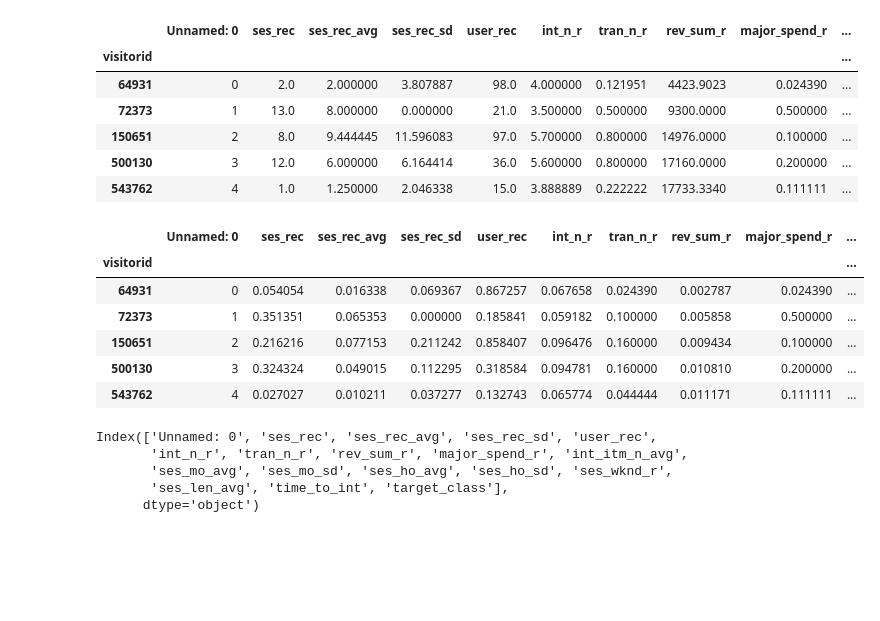
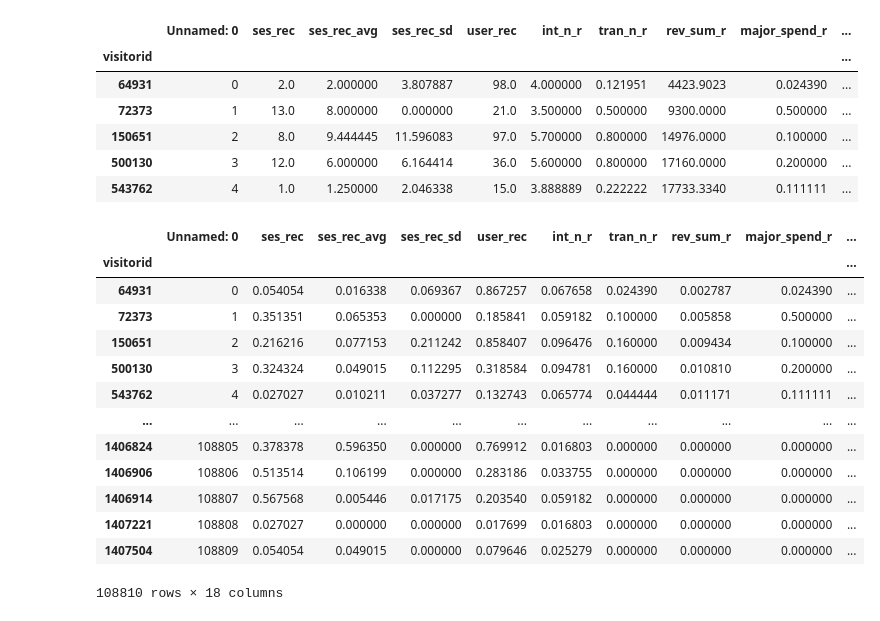
Before and after one commit to Sanvit-Katrekar/customer-churn-prediction, a Jupyter notebook: AugmentedChurn.ipynb, the cells around one changed output. Cells and saved outputs as stored; diff of their text form; code cells hidden in the pictures; blank space fills up the shorter version.

```diff
--- a/AugmentedChurn.ipynb
+++ b/AugmentedChurn.ipynb
@@ -8,7 +11,7 @@ from tensorflow.keras.callbacks import EarlyStopping
 import pandas as pd
 import numpy as np
 # %%
-df = pd.read_csv("/content/augmented-ecom-churn-data.csv", index_col="visitorid")
+df = pd.read_csv("../augmented-ecom-churn-data.csv", index_col="visitorid")
 # %%
 df.head()
 # %% [output]
@@ -53,15 +56,22 @@ cols = ['ses_rec', 'ses_rec_avg', 'ses_rec_sd', 'user_rec',
 min_max_scaler = preprocessing.MinMaxScaler()
 df[cols] = min_max_scaler.fit_transform(df[cols])
 # %%
-df.head()
+df
 # %% [output]
 |  | Unnamed: 0 | ses_rec | ses_rec_avg | ses_rec_sd | user_rec | int_n_r | tran_n_r | rev_sum_r | major_spend_r | ... |
 | visitorid |  |  |  |  |  |  |  |  |  | ... |
 | 64931 | 0 | 0.054054 | 0.016338 | 0.069367 | 0.867257 | 0.067658 | 0.024390 | 0.002787 | 0.024390 | ... |
 | 72373 | 1 | 0.351351 | 0.065353 | 0.000000 | 0.185841 | 0.059182 | 0.100000 | 0.005858 | 0.500000 | ... |
 | 150651 | 2 | 0.216216 | 0.077153 | 0.211242 | 0.858407 | 0.096476 | 0.160000 | 0.009434 | 0.100000 | ... |
 | 500130 | 3 | 0.324324 | 0.049015 | 0.112295 | 0.318584 | 0.094781 | 0.160000 | 0.010810 | 0.200000 | ... |
 | 543762 | 4 | 0.027027 | 0.010211 | 0.037277 | 0.132743 | 0.065774 | 0.044444 | 0.011171 | 0.111111 | ... |
+| ... | ... | ... | ... | ... | ... | ... | ... | ... | ... | ... |
+| 1406824 | 108805 | 0.378378 | 0.596350 | 0.000000 | 0.769912 | 0.016803 | 0.000000 | 0.000000 | 0.000000 | ... |
+| 1406906 | 108806 | 0.513514 | 0.106199 | 0.000000 | 0.283186 | 0.033755 | 0.000000 | 0.000000 | 0.000000 | ... |
+| 1406914 | 108807 | 0.567568 | 0.005446 | 0.017175 | 0.203540 | 0.059182 | 0.000000 | 0.000000 | 0.000000 | ... |
+| 1407221 | 108808 | 0.027027 | 0.000000 | 0.000000 | 0.017699 | 0.016803 | 0.000000 | 0.000000 | 0.000000 | ... |
+| 1407504 | 108809 | 0.054054 | 0.049015 | 0.000000 | 0.079646 | 0.025279 | 0.000000 | 0.000000 | 0.000000 | ... |
+108810 rows × 18 columns
 # %%
 thresh = int(len(df) * .8)
 
@@ -69,11 +79,3 @@ train_x, train_y = df[cols].iloc[:thresh].to_numpy(), df["target_class"].iloc[:t
 
 
 val_x, val_y = df[cols].iloc[thresh:].to_numpy(), df["target_class"].iloc[thresh:].to_numpy()
-# %%
-df.columns
-# %% [output]
-Index(['Unnamed: 0', 'ses_rec', 'ses_rec_avg', 'ses_rec_sd', 'user_rec',
-       'int_n_r', 'tran_n_r', 'rev_sum_r', 'major_spend_r', 'int_itm_n_avg',
-       'ses_mo_avg', 'ses_mo_sd', 'ses_ho_avg', 'ses_ho_sd', 'ses_wknd_r',
-       'ses_len_avg', 'time_to_int', 'target_class'],
-      dtype='object')
```
Also changed, not shown: parts of 11 cells of this notebook, 1 other file.
